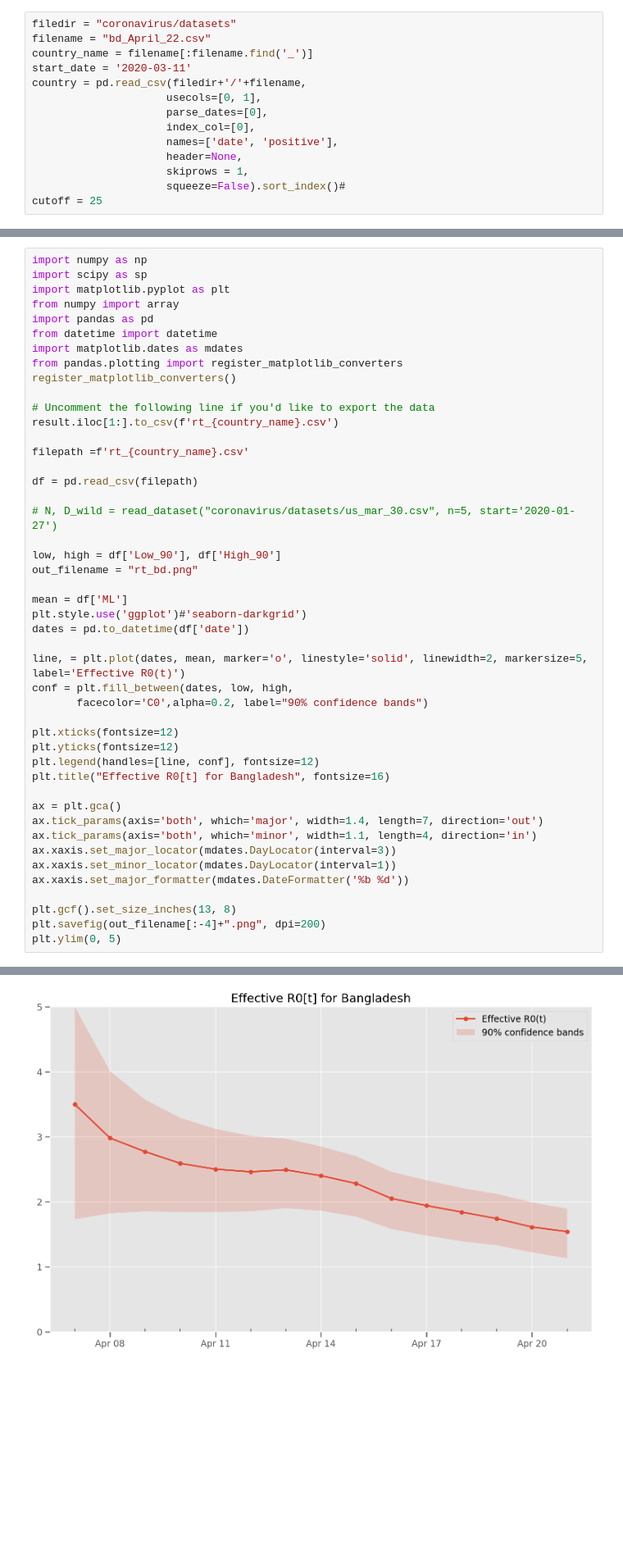
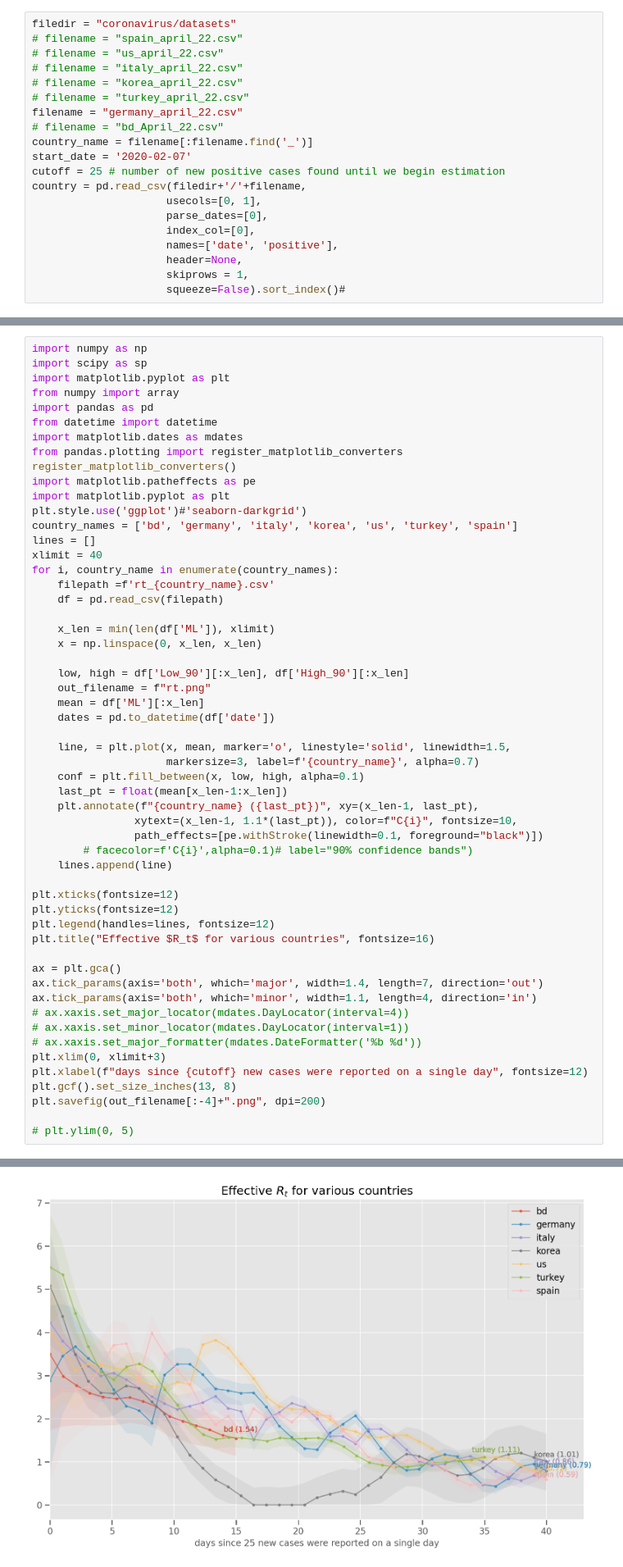
Before and after one commit to tmoon/coronavirus, a Jupyter notebook: Copy_of_Realtime_R0.ipynb, the cells around one changed output, grey strips where cells are left out. Shown at 82% size. Drawn from its saved outputs; the diff is of its cells as text; blank space fills up the shorter version.

```diff
--- a/Copy_of_Realtime_R0.ipynb
+++ b/Copy_of_Realtime_R0.ipynb
@@ -286,9 +286,16 @@ We can see that the most likely value of $R_t$ changes with time and the highest
 Load US state case data from CovidTracking.com
 # %%
 filedir = "coronavirus/datasets"
-filename = "bd_April_22.csv"
+# filename = "spain_april_22.csv"
+# filename = "us_april_22.csv"
+# filename = "italy_april_22.csv"
+# filename = "korea_april_22.csv"
+# filename = "turkey_april_22.csv"
+filename = "germany_april_22.csv"
+# filename = "bd_April_22.csv"
 country_name = filename[:filename.find('_')]
-start_date = '2020-03-11'
+start_date = '2020-02-07'
+cutoff = 25 # number of new positive cases found until we begin estimation
 country = pd.read_csv(filedir+'/'+filename,
                      usecols=[0, 1],
                      parse_dates=[0],
@@ -297,7 +304,6 @@ country = pd.read_csv(filedir+'/'+filename,
                      header=None,
                      skiprows = 1,
                      squeeze=False).sort_index()#
-cutoff = 25
 # %% [markdown]
 Taking a look at the state, we need to start the analysis when there are a consistent number of cases each day. Find the last zero new case day and start on the day after that.
 
@@ -664,40 +671,49 @@ from datetime import datetime
 import matplotlib.dates as mdates
 from pandas.plotting import register_matplotlib_converters
 register_matplotlib_converters()
+import matplotlib.patheffects as pe
+import matplotlib.pyplot as plt
+plt.style.use('ggplot')#'seaborn-darkgrid')
+country_names = ['bd', 'germany', 'italy', 'korea', 'us', 'turkey', 'spain']
+lines = []
+xlimit = 40
+for i, country_name in enumerate(country_names):
+    filepath =f'rt_{country_name}.csv'
+    df = pd.read_csv(filepath)
 
-# Uncomment the following line if you'd like to export the data
-result.iloc[1:].to_csv(f'rt_{country_name}.csv')
+    x_len = min(len(df['ML']), xlimit)
+    x = np.linspace(0, x_len, x_len)
 
-filepath =f'rt_{country_name}.csv'
+    low, high = df['Low_90'][:x_len], df['High_90'][:x_len]
+    out_filename = f"rt.png"
+    mean = df['ML'][:x_len]
+    dates = pd.to_datetime(df['date'])
 
-df = pd.read_csv(filepath)
-
-# N, D_wild = read_dataset("coronavirus/datasets/us_mar_30.csv", n=5, start='2020-01-27')
-
-low, high = df['Low_90'], df['High_90']
-out_filename = "rt_bd.png"
-
-mean = df['ML']
-plt.style.use('ggplot')#'seaborn-darkgrid')
-dates = pd.to_datetime(df['date'])
-
-line, = plt.plot(dates, mean, marker='o', linestyle='solid', linewidth=2, markersize=5, label='Effective R0(t)')
-conf = plt.fill_between(dates, low, high,
-       facecolor='C0',alpha=0.2, label="90% confidence bands")
+    line, = plt.plot(x, mean, marker='o', linestyle='solid', linewidth=1.5,
+                     markersize=3, label=f'{country_name}', alpha=0.7)
+    conf = plt.fill_between(x, low, high, alpha=0.1)
+    last_pt = float(mean[x_len-1:x_len])
+    plt.annotate(f"{country_name} ({last_pt})", xy=(x_len-1, last_pt),
+                xytext=(x_len-1, 1.1*(last_pt)), color=f"C{i}", fontsize=10,
+                path_effects=[pe.withStroke(linewidth=0.1, foreground="black")])
+        # facecolor=f'C{i}',alpha=0.1)# label="90% confidence bands")
+    lines.append(line)
 
 plt.xticks(fontsize=12)
 plt.yticks(fontsize=12)
-plt.legend(handles=[line, conf], fontsize=12)
-plt.title("Effective R0[t] for Bangladesh", fontsize=16)
+plt.legend(handles=lines, fontsize=12)
+plt.title("Effective $R_t$ for various countries", fontsize=16)
 
 ax = plt.gca()
 ax.tick_params(axis='both', which='major', width=1.4, length=7, direction='out')
 ax.tick_params(axis='both', which='minor', width=1.1, length=4, direction='in')
-ax.xaxis.set_major_locator(mdates.DayLocator(interval=3))
-ax.xaxis.set_minor_locator(mdates.DayLocator(interval=1))
-ax.xaxis.set_major_formatter(mdates.DateFormatter('%b %d'))
-
+# ax.xaxis.set_major_locator(mdates.DayLocator(interval=4))
+# ax.xaxis.set_minor_locator(mdates.DayLocator(interval=1))
+# ax.xaxis.set_major_formatter(mdates.DateFormatter('%b %d'))
+plt.xlim(0, xlimit+3)
+plt.xlabel(f"days since {cutoff} new cases were reported on a single day", fontsize=12)
 plt.gcf().set_size_inches(13, 8)
 plt.savefig(out_filename[:-4]+".png", dpi=200)
-plt.ylim(0, 5)
+
+# plt.ylim(0, 5)
 # %% [output]
@@ -705 +720 @@ plt.ylim(0, 5)
-[figure, old version]
+[figure, new version]
```
Also changed, not shown: parts of 12 cells of this notebook.
